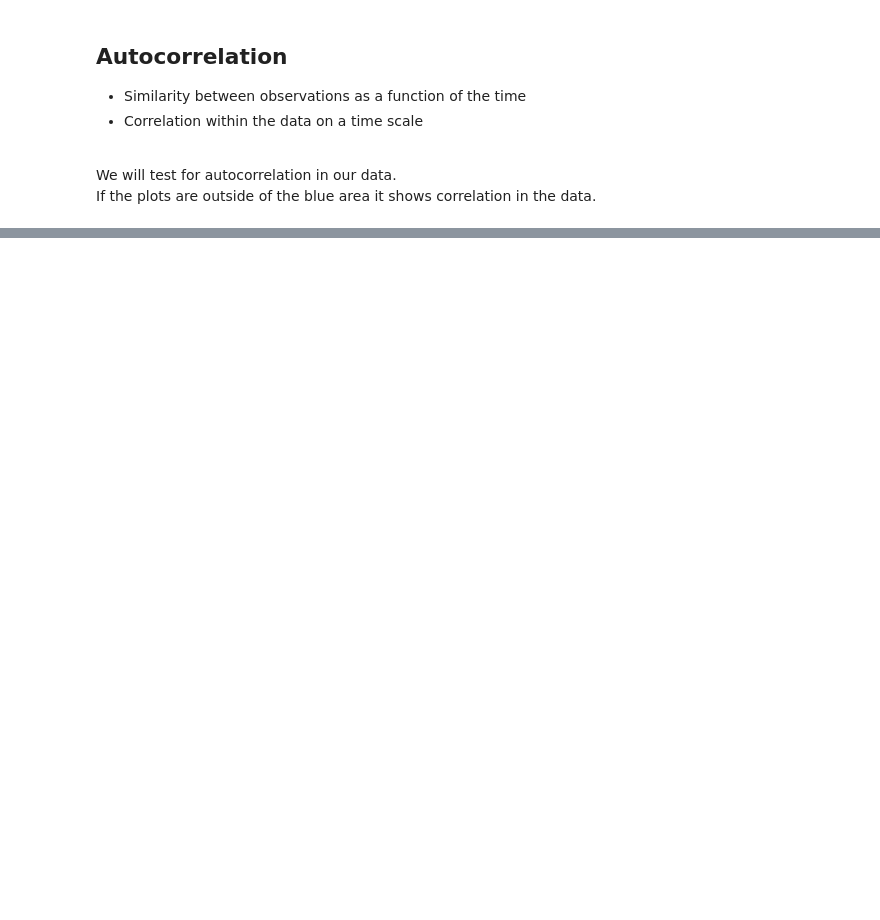
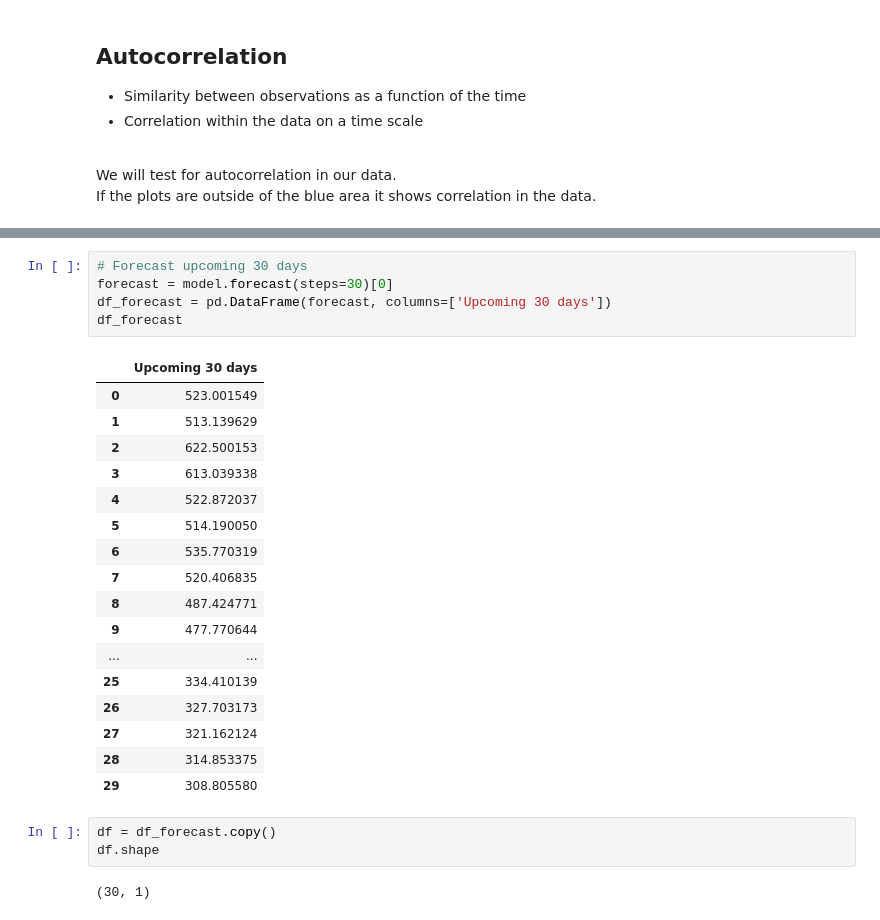
Before and after one commit to helenabarmer/machine_learning_intro, a Jupyter notebook: Regression/timeseries_forecasting.ipynb, the cells around one changed output, grey strips where cells are left out. Saved outputs shown, nothing was run; the diff lists cells and outputs as text; blank space fills up the shorter version.

Commit message:
forecast added

```diff
--- a/Regression/timeseries_forecasting.ipynb
+++ b/Regression/timeseries_forecasting.ipynb
@@ -183,0 +193,28 @@ ImportError: cannot import name 'iterkeys' from 'statsmodels.compat.python' (C:\
+# %%
+# Forecast upcoming 30 days
+forecast = model.forecast(steps=30)[0]
+df_forecast = pd.DataFrame(forecast, columns=['Upcoming 30 days'])
+df_forecast
+# %% [output]
+|  | Upcoming 30 days |
+| 0 | 523.001549 |
+| 1 | 513.139629 |
+| 2 | 622.500153 |
+| 3 | 613.039338 |
+| 4 | 522.872037 |
+| 5 | 514.190050 |
+| 6 | 535.770319 |
+| 7 | 520.406835 |
+| 8 | 487.424771 |
+| 9 | 477.770644 |
+| ... | ... |
+| 25 | 334.410139 |
+| 26 | 327.703173 |
+| 27 | 321.162124 |
+| 28 | 314.853375 |
+| 29 | 308.805580 |
+# %%
+df = df_forecast.copy()
+df.shape
+# %% [output]
+(30, 1)
```
Also changed, not shown: parts of 29 cells of this notebook, 1 other file.
